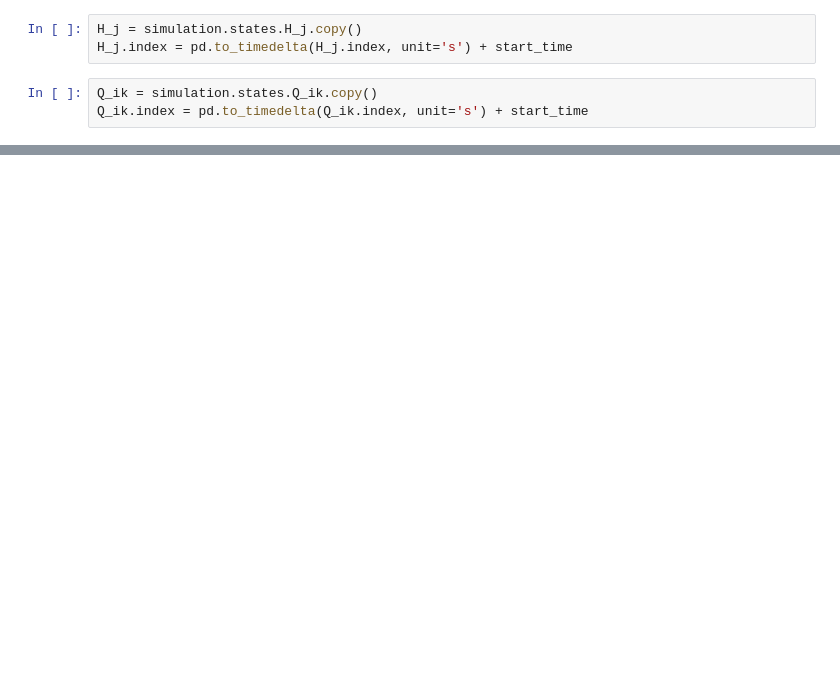
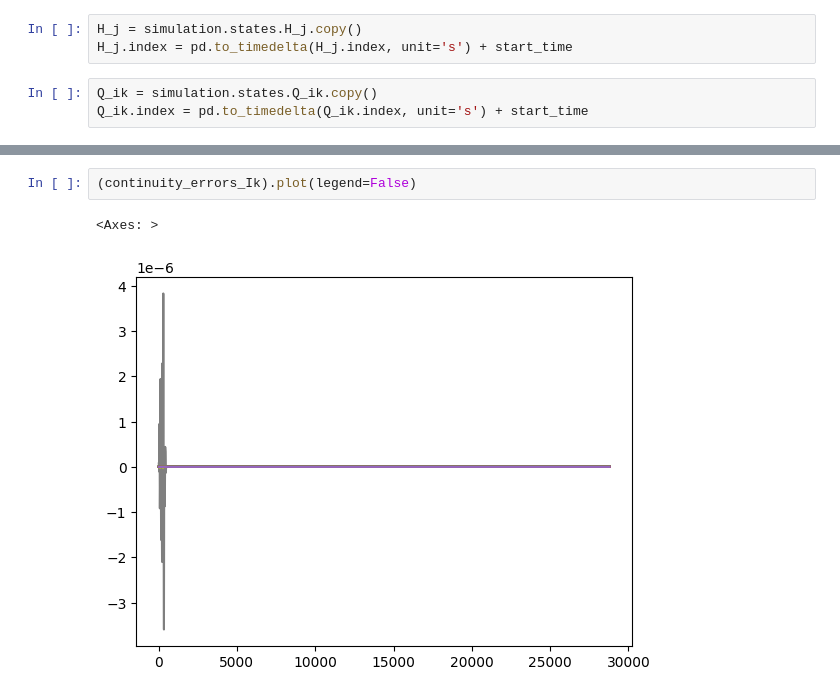
Before and after one commit to future-water/pipedream-tests, a Jupyter notebook: notebooks/extran_1.ipynb, the cells around one changed output, grey strips where cells are left out. Drawn from its saved outputs; the diff is of its cells as text; blank space fills up the shorter version.

```diff
--- a/notebooks/extran_1.ipynb
+++ b/notebooks/extran_1.ipynb
@@ -195,0 +313,5 @@ plt.tight_layout()
+# %%
+(continuity_errors_Ik).plot(legend=False)
+# %% [output]
+<Axes: >
+[figure, added]
```
Also changed, not shown: parts of 31 cells of this notebook.
